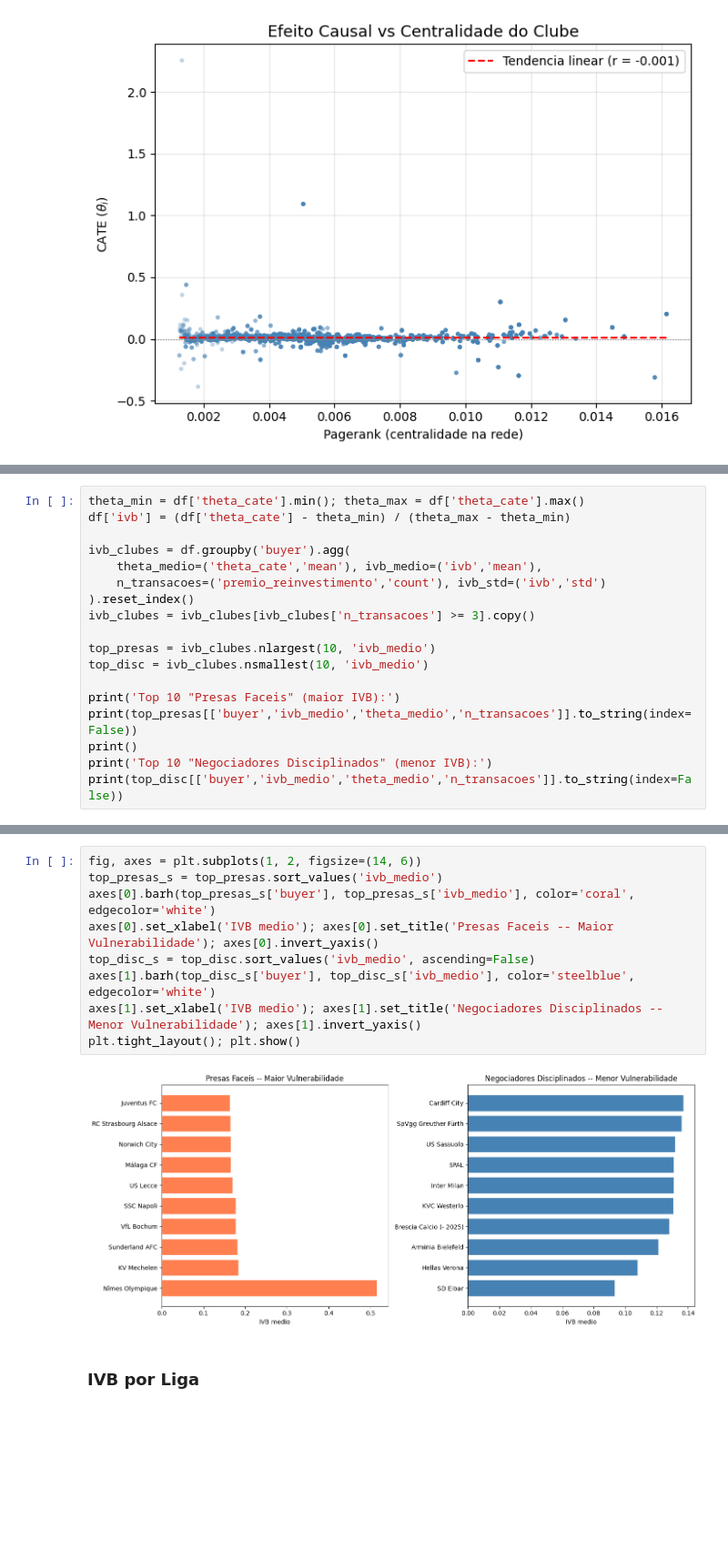
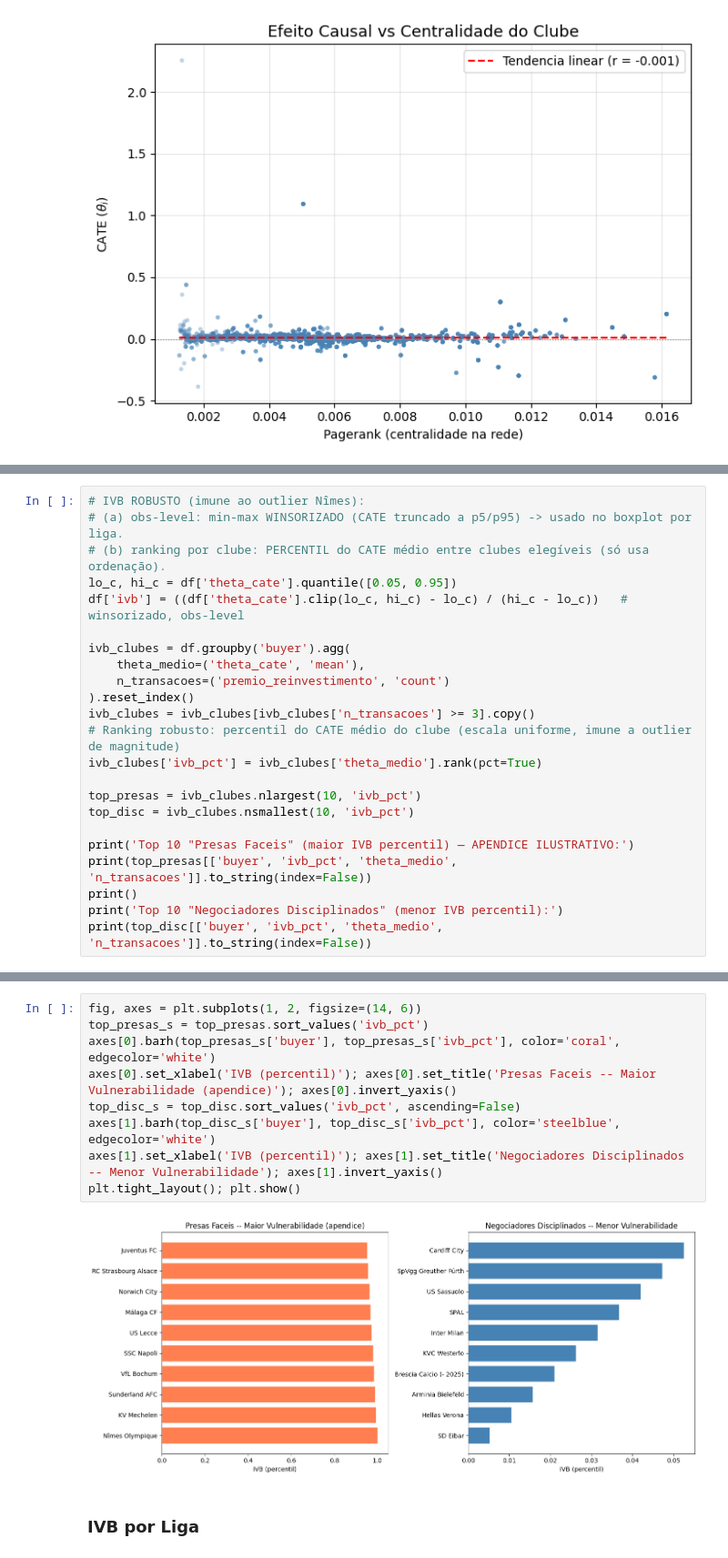
Before and after one commit to leticia-ribeirom/TP-CDAF, a Jupyter notebook: notebooks/etapa2_double_ml.ipynb, the cells around one changed output, grey strips where cells are left out. Shown: that part at 91% size. Drawn from its saved outputs; the diff is of its cells as text; blank space fills up the shorter version.

```diff
--- a/notebooks/etapa2_double_ml.ipynb
+++ b/notebooks/etapa2_double_ml.ipynb
@@ -481,19 +479,24 @@ Filtramos clubes com **≥ 3 transações** para evitar estimativas instáveis c
 # %%
-theta_min = df['theta_cate'].min(); theta_max = df['theta_cate'].max()
-df['ivb'] = (df['theta_cate'] - theta_min) / (theta_max - theta_min)
+# IVB ROBUSTO (imune ao outlier Nîmes):
+# (a) obs-level: min-max WINSORIZADO (CATE truncado a p5/p95) -> usado no boxplot por liga.
+# (b) ranking por clube: PERCENTIL do CATE médio entre clubes elegíveis (só usa ordenação).
+lo_c, hi_c = df['theta_cate'].quantile([0.05, 0.95])
+df['ivb'] = ((df['theta_cate'].clip(lo_c, hi_c) - lo_c) / (hi_c - lo_c))   # winsorizado, obs-level
 
 ivb_clubes = df.groupby('buyer').agg(
-    theta_medio=('theta_cate','mean'), ivb_medio=('ivb','mean'),
-    n_transacoes=('premio_reinvestimento','count'), ivb_std=('ivb','std')
+    theta_medio=('theta_cate', 'mean'),
+    n_transacoes=('premio_reinvestimento', 'count')
 ).reset_index()
 ivb_clubes = ivb_clubes[ivb_clubes['n_transacoes'] >= 3].copy()
+# Ranking robusto: percentil do CATE médio do clube (escala uniforme, imune a outlier de magnitude)
+ivb_clubes['ivb_pct'] = ivb_clubes['theta_medio'].rank(pct=True)
 
-top_presas = ivb_clubes.nlargest(10, 'ivb_medio')
-top_disc = ivb_clubes.nsmallest(10, 'ivb_medio')
+top_presas = ivb_clubes.nlargest(10, 'ivb_pct')
+top_disc = ivb_clubes.nsmallest(10, 'ivb_pct')
 
-print('Top 10 "Presas Faceis" (maior IVB):')
-print(top_presas[['buyer','ivb_medio','theta_medio','n_transacoes']].to_string(index=False))
+print('Top 10 "Presas Faceis" (maior IVB percentil) — APENDICE ILUSTRATIVO:')
+print(top_presas[['buyer', 'ivb_pct', 'theta_medio', 'n_transacoes']].to_string(index=False))
 print()
-print('Top 10 "Negociadores Disciplinados" (menor IVB):')
-print(top_disc[['buyer','ivb_medio','theta_medio','n_transacoes']].to_string(index=False))
+print('Top 10 "Negociadores Disciplinados" (menor IVB percentil):')
+print(top_disc[['buyer', 'ivb_pct', 'theta_medio', 'n_transacoes']].to_string(index=False))
 # %% [output]
@@ -525,14 +526,14 @@ RC Strasbourg Alsace   0.164789     0.048679            47
 # %%
 fig, axes = plt.subplots(1, 2, figsize=(14, 6))
-top_presas_s = top_presas.sort_values('ivb_medio')
-axes[0].barh(top_presas_s['buyer'], top_presas_s['ivb_medio'], color='coral', edgecolor='white')
-axes[0].set_xlabel('IVB medio'); axes[0].set_title('Presas Faceis -- Maior Vulnerabilidade'); axes[0].invert_yaxis()
-top_disc_s = top_disc.sort_values('ivb_medio', ascending=False)
-axes[1].barh(top_disc_s['buyer'], top_disc_s['ivb_medio'], color='steelblue', edgecolor='white')
-axes[1].set_xlabel('IVB medio'); axes[1].set_title('Negociadores Disciplinados -- Menor Vulnerabilidade'); axes[1].invert_yaxis()
+top_presas_s = top_presas.sort_values('ivb_pct')
+axes[0].barh(top_presas_s['buyer'], top_presas_s['ivb_pct'], color='coral', edgecolor='white')
+axes[0].set_xlabel('IVB (percentil)'); axes[0].set_title('Presas Faceis -- Maior Vulnerabilidade (apendice)'); axes[0].invert_yaxis()
+top_disc_s = top_disc.sort_values('ivb_pct', ascending=False)
+axes[1].barh(top_disc_s['buyer'], top_disc_s['ivb_pct'], color='steelblue', edgecolor='white')
+axes[1].set_xlabel('IVB (percentil)'); axes[1].set_title('Negociadores Disciplinados -- Menor Vulnerabilidade'); axes[1].invert_yaxis()
 plt.tight_layout(); plt.show()
 # %% [output]
-[figure, old version]
+[figure, new version]
 # %% [markdown]
 ### IVB por Liga
 # %%
```
Also changed, not shown: parts of 10 cells of this notebook, 11 other files.
